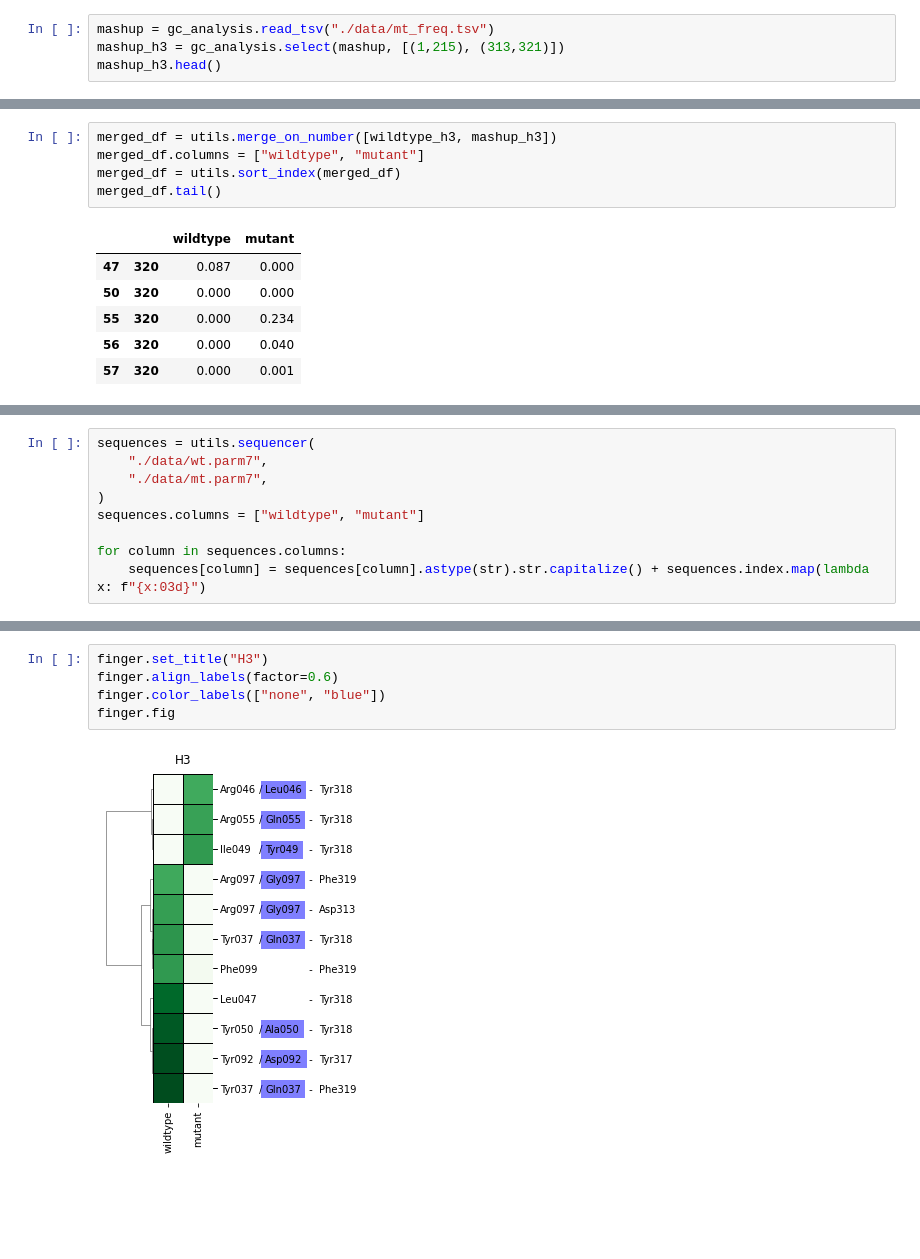
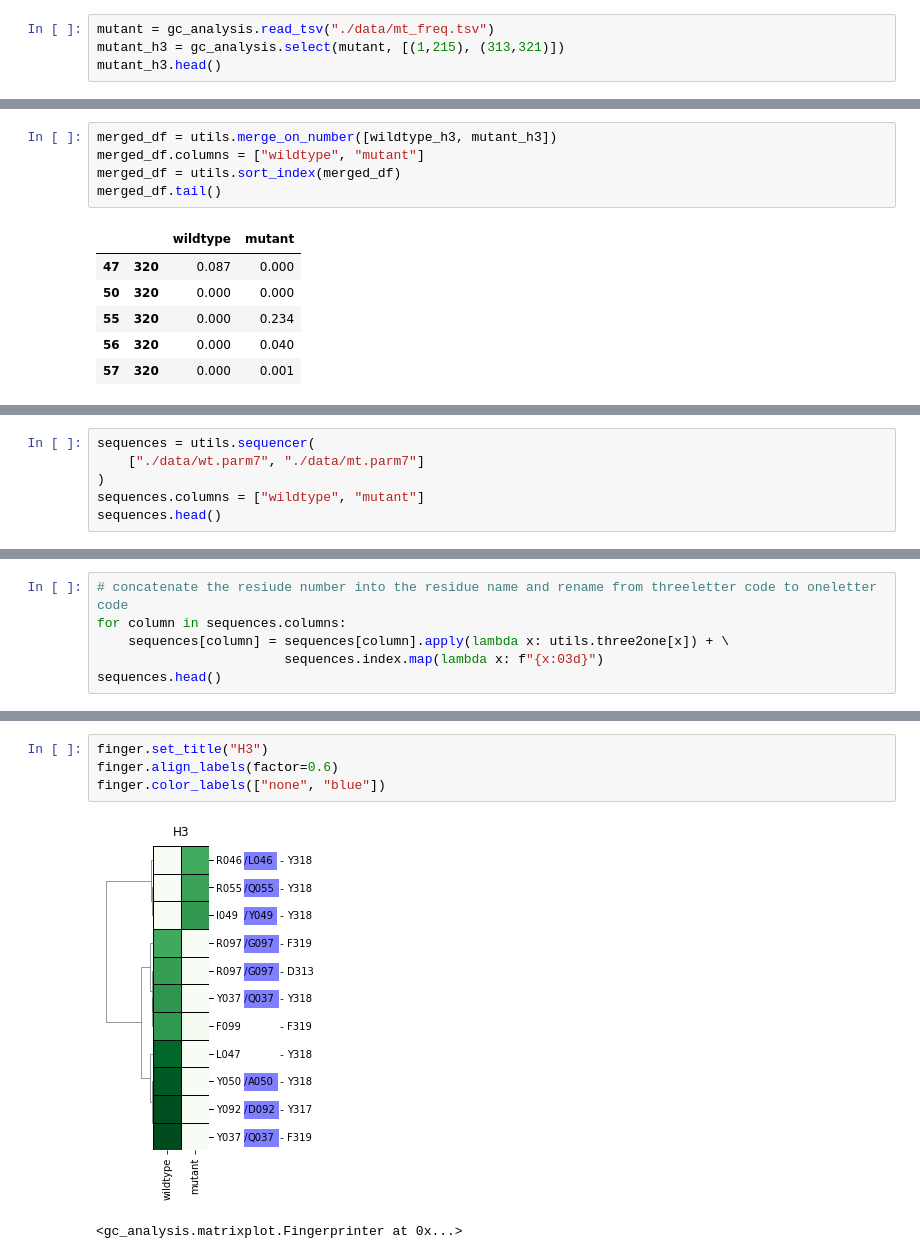
Before and after one commit to liedllab/GetContacts_analysis, a Jupyter notebook: tutorial.ipynb, the cells around one changed output, grey strips where cells are left out. Cells and saved outputs as stored; diff of their text form; blank space fills up the shorter version.

```diff
--- a/tutorial.ipynb
+++ b/tutorial.ipynb
@@ -41,7 +76,7 @@ wildtype_h3.head()
 # %%
-mashup = gc_analysis.read_tsv("./data/mt_freq.tsv")
-mashup_h3 = gc_analysis.select(mashup, [(1,215), (313,321)])
-mashup_h3.head()
+mutant = gc_analysis.read_tsv("./data/mt_freq.tsv")
+mutant_h3 = gc_analysis.select(mutant, [(1,215), (313,321)])
+mutant_h3.head()
 # %% [output]
 |  | res 1 | number 1 | res 2 | number 2 | frequency |
 | 0 | PHE | 319 | TYR | 36 | 0.496 |
@@ -52,5 +93,5 @@ mashup_h3.head()
 # %%
-merged_df = utils.merge_on_number([wildtype_h3, mashup_h3])
+merged_df = utils.merge_on_number([wildtype_h3, mutant_h3])
 merged_df.columns = ["wildtype", "mutant"]
 merged_df = utils.sort_index(merged_df)
 merged_df.tail()
@@ -64,9 +108,6 @@ merged_df.tail()
 # %%
 sequences = utils.sequencer(
-    "./data/wt.parm7",
-    "./data/mt.parm7",
+    ["./data/wt.parm7", "./data/mt.parm7"]
 )
 sequences.columns = ["wildtype", "mutant"]
-
-for column in sequences.columns:
-    sequences[column] = sequences[column].astype(str).str.capitalize() + sequences.index.map(lambda x: f"{x:03d}")
+sequences.head()
@@ -72,0 +122,6 @@ for column in sequences.columns:
+# %%
+# concatenate the resiude number into the residue name and rename from threeletter code to oneletter code
+for column in sequences.columns:
+    sequences[column] = sequences[column].apply(lambda x: utils.three2one[x]) + \
+                        sequences.index.map(lambda x: f"{x:03d}")
+sequences.head()
@@ -100,10 +269,10 @@ finger = gc_analysis.fingerprint(rel_cut)
 # %%
 finger.set_title("H3")
 finger.align_labels(factor=0.6)
 finger.color_labels(["none", "blue"])
-finger.fig
 # %% [output]
-[figure, old version]
+[figure, new version]
+<gc_analysis.matrixplot.Fingerprinter at 0x...>
 # %%
 finger.recolor_matrix(["Blues", "Greens"], gc_analysis.utils.mask_gen(1,1))
 for label in finger.ax.get_yticklabels():
```
Also changed, not shown: parts of 42 cells of this notebook, 1 other file.
